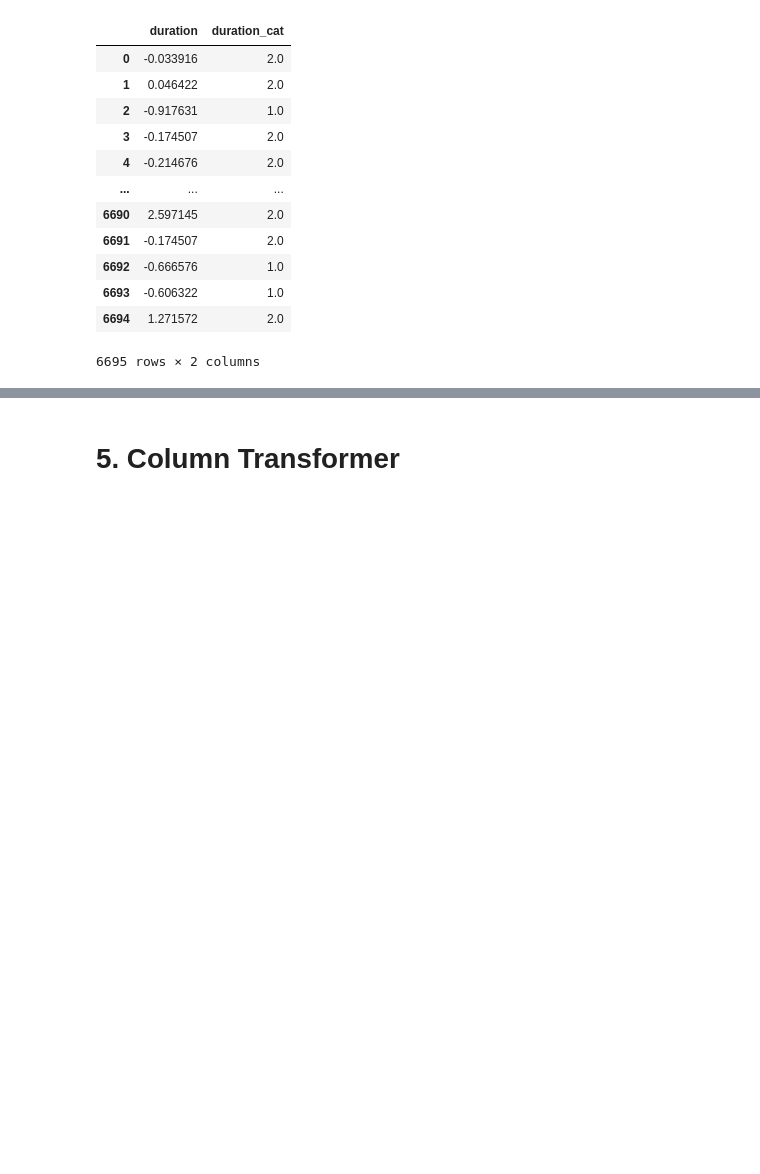
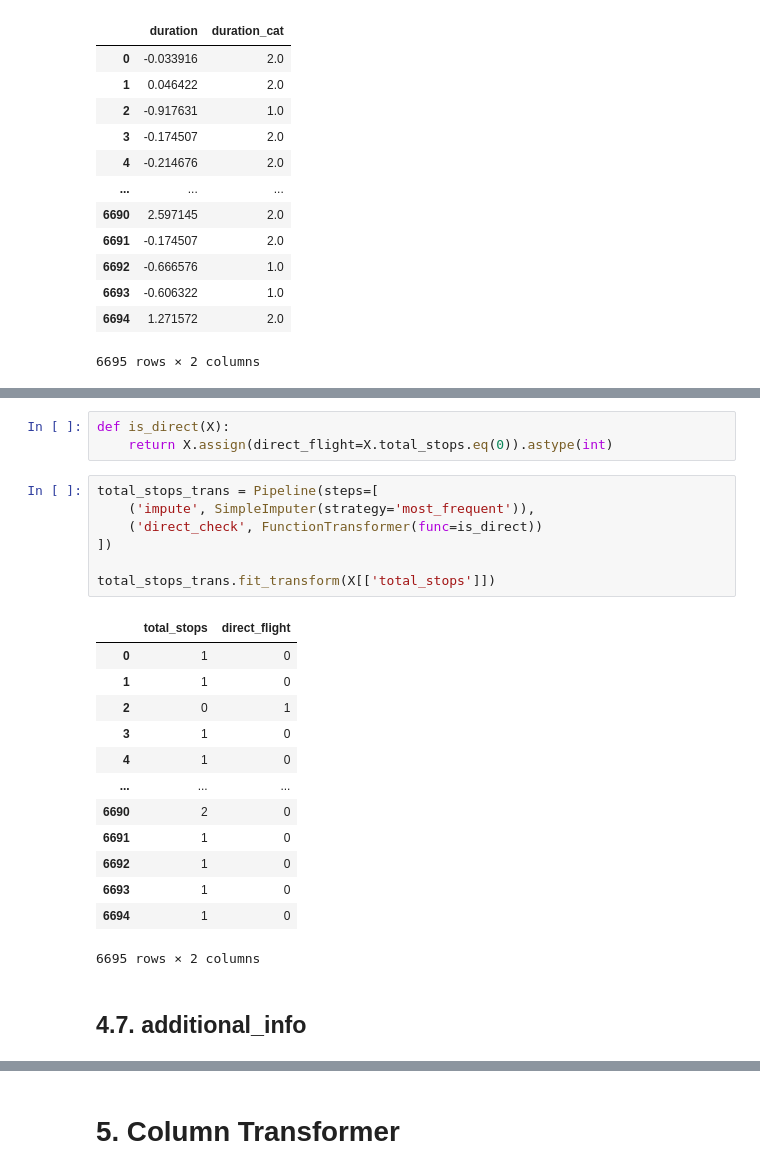
Before and after one commit to PRSOUBHAGYA/flights-price-prediction-sagemaker, a Jupyter notebook: notebook/feature_engineering.ipynb, the cells around one changed output, grey strips where cells are left out. Cells and saved outputs as stored; diff of their text form; blank space fills up the shorter version.

```diff
--- a/notebook/feature_engineering.ipynb
+++ b/notebook/feature_engineering.ipynb
@@ -438,0 +459,26 @@ duration_trans.fit_transform(X.loc[:,['duration']])
+# %%
+def is_direct(X):
+    return X.assign(direct_flight=X.total_stops.eq(0)).astype(int)
+# %%
+total_stops_trans = Pipeline(steps=[
+    ('impute', SimpleImputer(strategy='most_frequent')),
+    ('direct_check', FunctionTransformer(func=is_direct))
+])
+
+total_stops_trans.fit_transform(X[['total_stops']])
+# %% [output]
+|  | total_stops | direct_flight |
+| 0 | 1 | 0 |
+| 1 | 1 | 0 |
+| 2 | 0 | 1 |
+| 3 | 1 | 0 |
+| 4 | 1 | 0 |
+| ... | ... | ... |
+| 6690 | 2 | 0 |
+| 6691 | 1 | 0 |
+| 6692 | 1 | 0 |
+| 6693 | 1 | 0 |
+| 6694 | 1 | 0 |
+6695 rows × 2 columns
+# %% [markdown]
+## 4.7. additional_info
```
Also changed, not shown: parts of 16 cells of this notebook.
